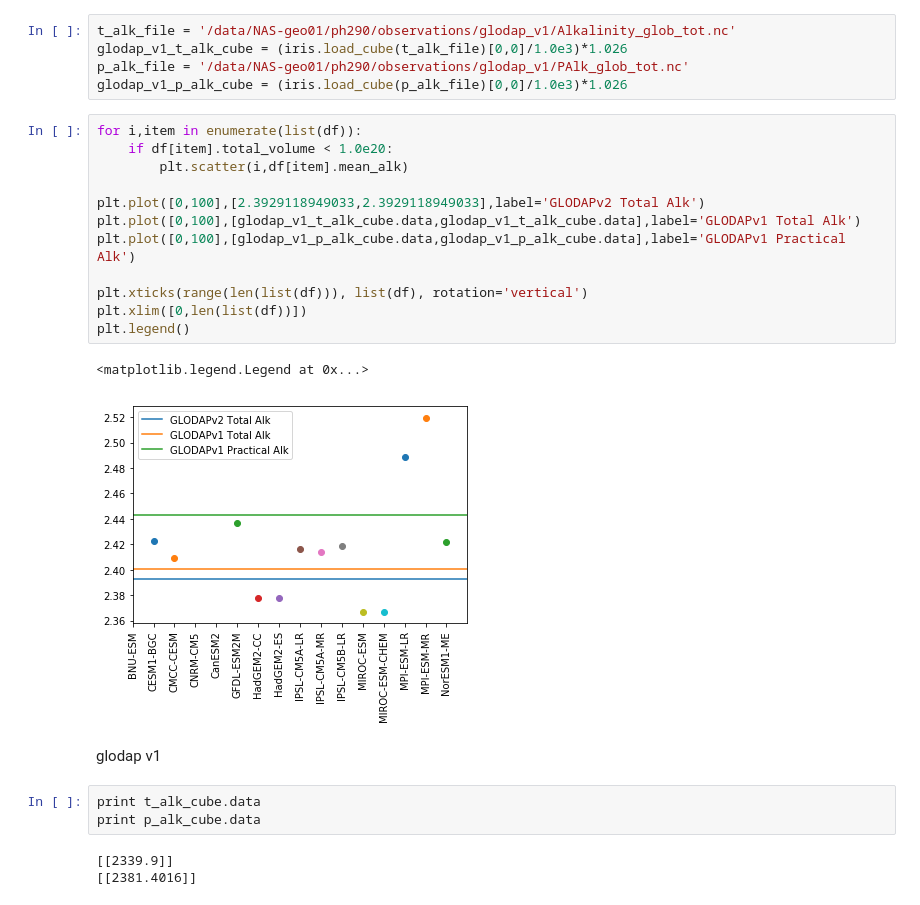
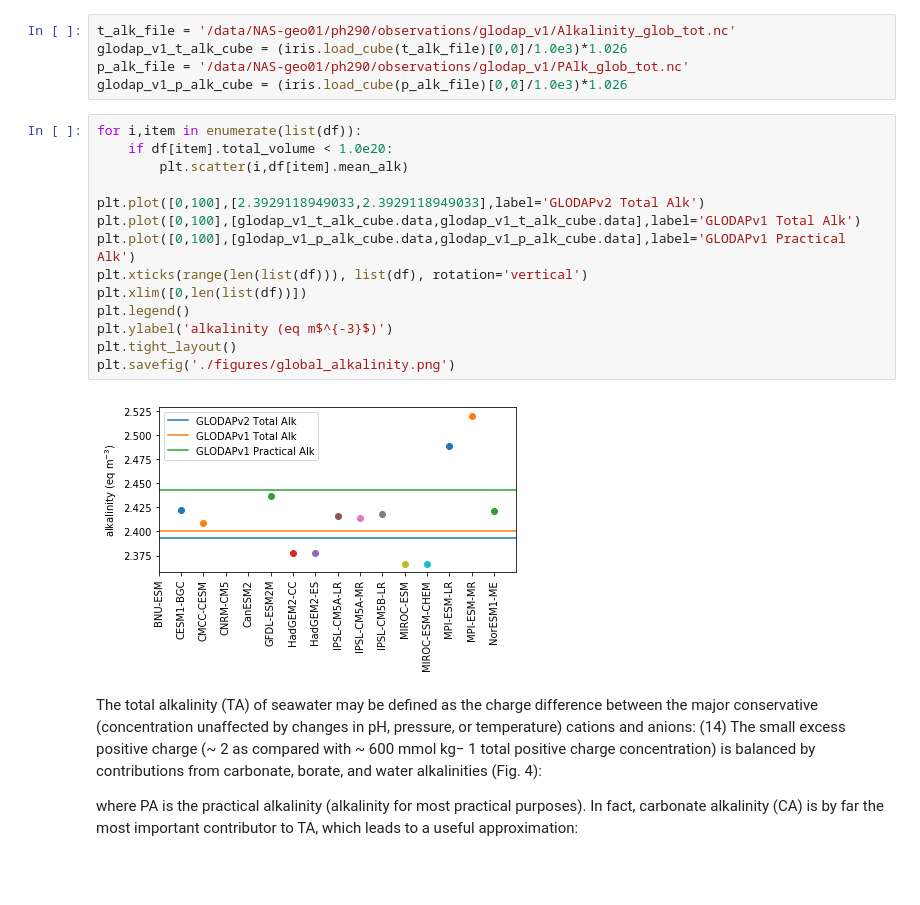
Before and after one commit to PaulHalloran/batmobile_jupyter_notebooks, a Jupyter notebook: global_alkalinity.ipynb, the cells around one changed output. Cells and saved outputs as stored; diff of their text form; blank space fills up the shorter version.

```diff
--- a/global_alkalinity.ipynb
+++ b/global_alkalinity.ipynb
@@ -63,23 +68,22 @@ glodap_v1_p_alk_cube = (iris.load_cube(p_alk_file)[0,0]/1.0e3)*1.026
 # %%
 for i,item in enumerate(list(df)):
     if df[item].total_volume < 1.0e20:
         plt.scatter(i,df[item].mean_alk)
 
 plt.plot([0,100],[2.3929118949033,2.3929118949033],label='GLODAPv2 Total Alk')
 plt.plot([0,100],[glodap_v1_t_alk_cube.data,glodap_v1_t_alk_cube.data],label='GLODAPv1 Total Alk')
 plt.plot([0,100],[glodap_v1_p_alk_cube.data,glodap_v1_p_alk_cube.data],label='GLODAPv1 Practical Alk')
-
 plt.xticks(range(len(list(df))), list(df), rotation='vertical')
 plt.xlim([0,len(list(df))])
 plt.legend()
+plt.ylabel('alkalinity (eq m$^{-3}$)')
+plt.tight_layout()
+plt.savefig('./figures/global_alkalinity.png')
 # %% [output]
-<matplotlib.legend.Legend at 0x...>
-[figure, old version]
+[figure, new version]
-# %% [markdown]
-glodap v1
-# %%
-print t_alk_cube.data
-print p_alk_cube.data
-# %% [output]
-[[2339.9]]
-[[2381.4016]]
+# %% [markdown]
+The total alkalinity (TA) of seawater may be defined as the charge difference between the major conservative (concentration unaffected by changes in pH, pressure, or temperature) cations and anions:
+(14)
+The small excess positive charge (~ 2 as compared with ~ 600 mmol kg− 1 total positive charge concentration) is balanced by contributions from carbonate, borate, and water alkalinities (Fig. 4):
+
+where PA is the practical alkalinity (alkalinity for most practical purposes). In fact, carbonate alkalinity (CA) is by far the most important contributor to TA, which leads to a useful approximation:
```
Also changed, not shown: parts of 6 cells of this notebook, 3 other files.
